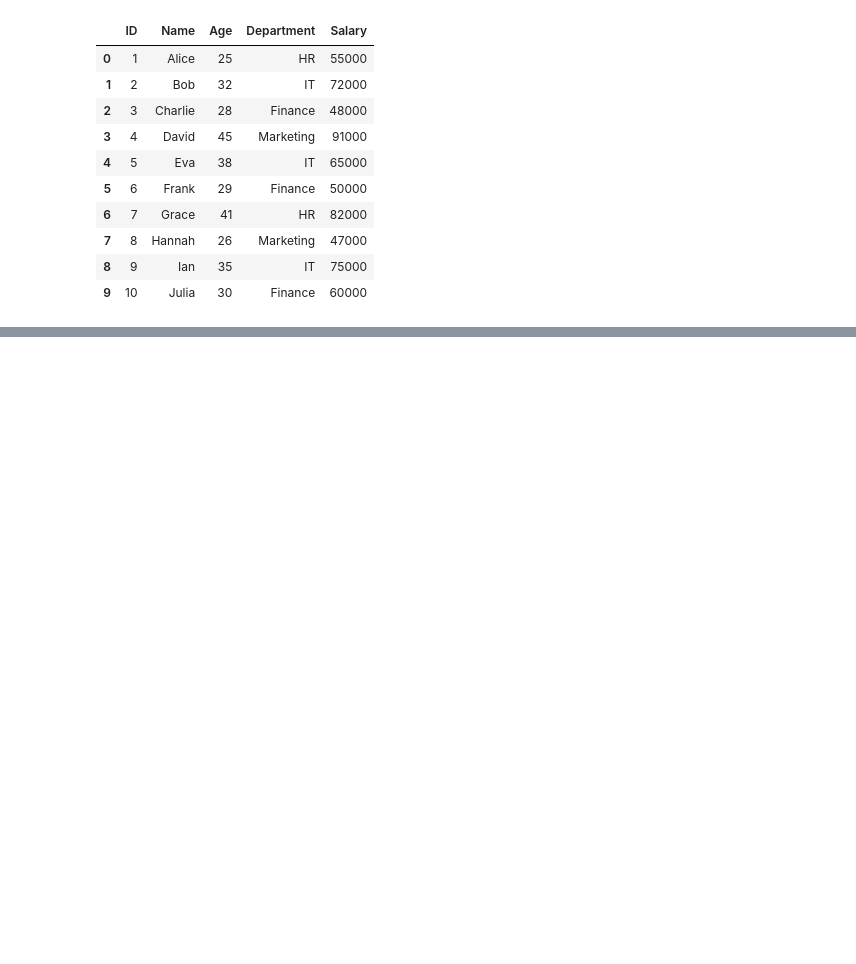
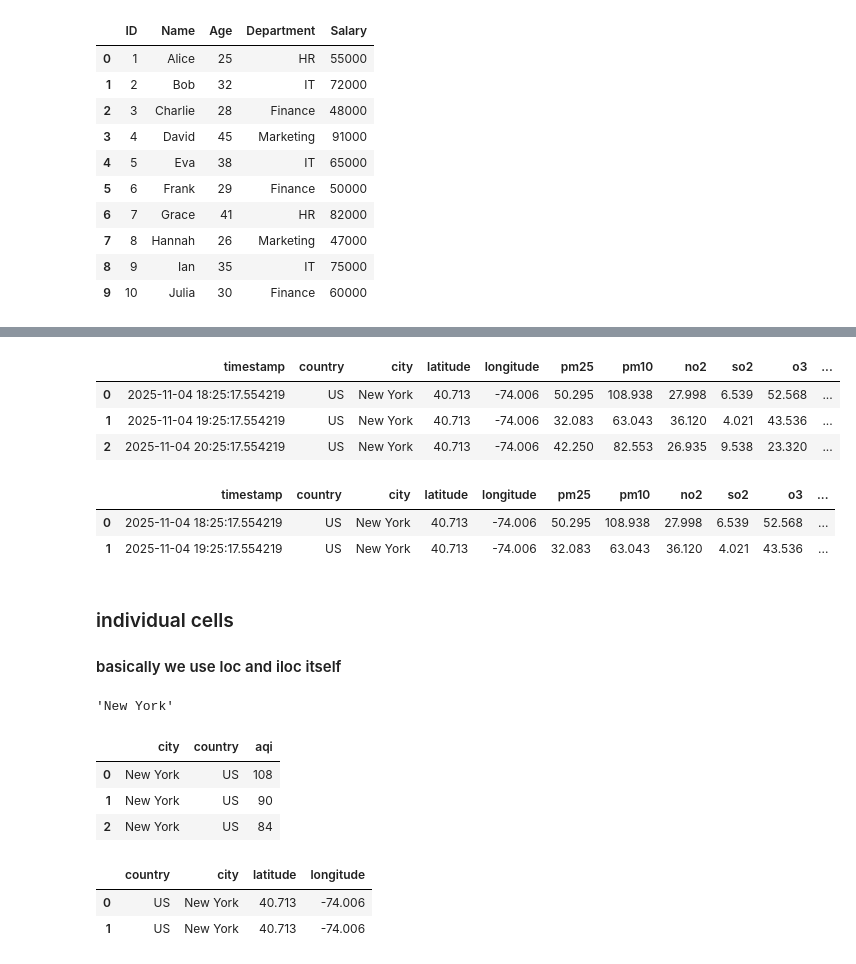
Before and after one commit to Shaik-Khaja-byte/AI-ML-Journey, a Jupyter notebook: Phase 2 - DATA/pandas1.ipynb, the cells around one changed output, grey strips where cells are left out. Saved outputs shown, nothing was run; the diff lists cells and outputs as text; code cells hidden in the pictures; blank space fills up the shorter version.

```diff
--- a/Phase 2 - DATA/pandas1.ipynb
+++ b/Phase 2 - DATA/pandas1.ipynb
@@ -185,0 +311,35 @@ df
+# %%
+df.loc[3]
+df.loc[0:2] # start ind : end ind (inclusive)
+# %% [output]
+|  | timestamp | country | city | latitude | longitude | pm25 | pm10 | no2 | so2 | o3 | ... |
+| 0 | 2025-11-04 18:25:17.554219 | US | New York | 40.713 | -74.006 | 50.295 | 108.938 | 27.998 | 6.539 | 52.568 | ... |
+| 1 | 2025-11-04 19:25:17.554219 | US | New York | 40.713 | -74.006 | 32.083 | 63.043 | 36.120 | 4.021 | 43.536 | ... |
+| 2 | 2025-11-04 20:25:17.554219 | US | New York | 40.713 | -74.006 | 42.250 | 82.553 | 26.935 | 9.538 | 23.320 | ... |
+# %%
+df.iloc[2]
+df.iloc[0:2] # start ind : end ind (exclusive)
+# %% [output]
+|  | timestamp | country | city | latitude | longitude | pm25 | pm10 | no2 | so2 | o3 | ... |
+| 0 | 2025-11-04 18:25:17.554219 | US | New York | 40.713 | -74.006 | 50.295 | 108.938 | 27.998 | 6.539 | 52.568 | ... |
+| 1 | 2025-11-04 19:25:17.554219 | US | New York | 40.713 | -74.006 | 32.083 | 63.043 | 36.120 | 4.021 | 43.536 | ... |
+# %% [markdown]
+### individual cells
+#### basically we use loc and iloc itself
+# %%
+df.loc[0, "city"] # basically we don't use loc and iloc to print scalar values
+# %% [output]
+'New York'
+# %%
+df.loc[0:2, ["city", "country", "aqi"]]
+# %% [output]
+|  | city | country | aqi |
+| 0 | New York | US | 108 |
+| 1 | New York | US | 90 |
+| 2 | New York | US | 84 |
+# %%
+df.iloc[0:2, 1:5] # iloc doesn't accept string values as it deals only with indexes
+# %% [output]
+|  | country | city | latitude | longitude |
+| 0 | US | New York | 40.713 | -74.006 |
+| 1 | US | New York | 40.713 | -74.006 |
```
Also changed, not shown: parts of 18 cells of this notebook, 1 other file.
